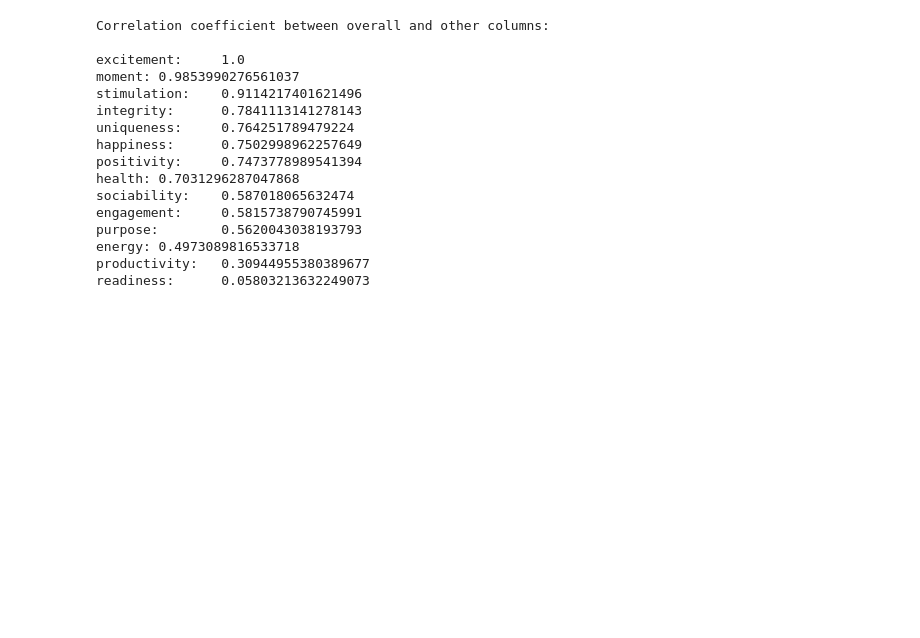
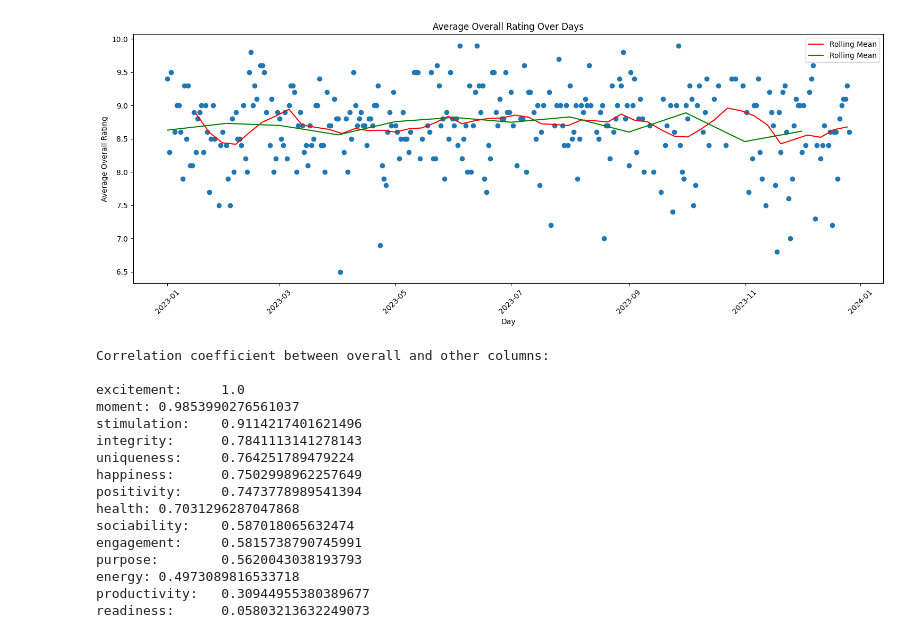
Before and after one commit to psycho-baller/journal-data-analysis, a Jupyter notebook: main.ipynb, the cells around one changed output. Cells and saved outputs as stored; diff of their text form; code cells hidden in the pictures; blank space fills up the shorter version.

```diff
--- a/main.ipynb
+++ b/main.ipynb
@@ -1 +71,59 @@
+# %%
+import numpy as np
+from scipy import stats
+from matplotlib import dates as mdates
+
+# Create a new column 'Day' to extract the day from the date
+df['day'] = df['date'].dt.to_period('D').dt.to_timestamp()
+
+# Calculate the average overall rating for each day
+daily_avg = df.groupby('day')['overall'].mean().reset_index()
+daily_avg = daily_avg.dropna()
+
+# Convert the 'day' column to numeric for trend line calculation
+x_daily = mdates.date2num(daily_avg['day'])
+y_daily = daily_avg['overall']
+# Create a new column 'Week' to extract the week from the date
+df['week'] = df['date'].dt.to_period('W').dt.to_timestamp()
+# Calculate the average overall rating for each week
+weekly_avg = df.groupby('week')['overall'].mean().reset_index()
+weekly_avg = weekly_avg.dropna()
+# Calculate the rolling mean with a window size of 4 (approximately a month)
+weekly_avg['rolling_mean'] = weekly_avg['overall'].rolling(window=4).mean()
+
+# Create a new column 'Month' to extract the month from the date
+df['month'] = df['date'].dt.to_period('M').dt.to_timestamp()
+# Calculate the average overall rating for each month
+monthly_avg = df.groupby('month')['overall'].mean().reset_index()
+monthly_avg = monthly_avg.dropna()
+# Calculate the rolling mean with a window size of 4 (approximately a month)
+monthly_avg['rolling_mean'] = monthly_avg['overall'].rolling(window=1).mean()
+
+# Convert the 'week' column to numeric for trend line calculation
+x = mdates.date2num(weekly_avg['week'])
+y = weekly_avg['rolling_mean']
+
+# Convert the 'month' column to numeric for trend line calculation
+x_month = mdates.date2num(monthly_avg['month'])
+y_month = monthly_avg['rolling_mean']
+
+# Calculate the trend line (2nd degree polynomial)
+z = np.polyfit(x_daily, y_daily, 2)
+p = np.poly1d(z)
+
+# Plot the graph
+plt.figure(figsize=(15, 6))
+plt.plot_date(x_daily, y_daily, marker='o')
+plt.plot_date(x, y, 'r-', label='Rolling Mean (4 weeks)')
+plt.plot_date(x_month, y_month, 'g-', label='Rolling Mean (1 month)')
+# plt.plot_date(x, p(x), 'r-', label='y = {:.6f}x^2 + {:.6f}x + {:.6f}'.format(z[0],z[1],z[2]))
+plt.title('Average Overall Rating Over Days')
+plt.xlabel('Day')
+plt.ylabel('Average Overall Rating')
+plt.xticks(rotation=45)
+plt.legend()
+plt.tight_layout()
+plt.show()
+# %% [output]
+[figure, added]
 # %%
```
Also changed, not shown: parts of 5 cells of this notebook.
